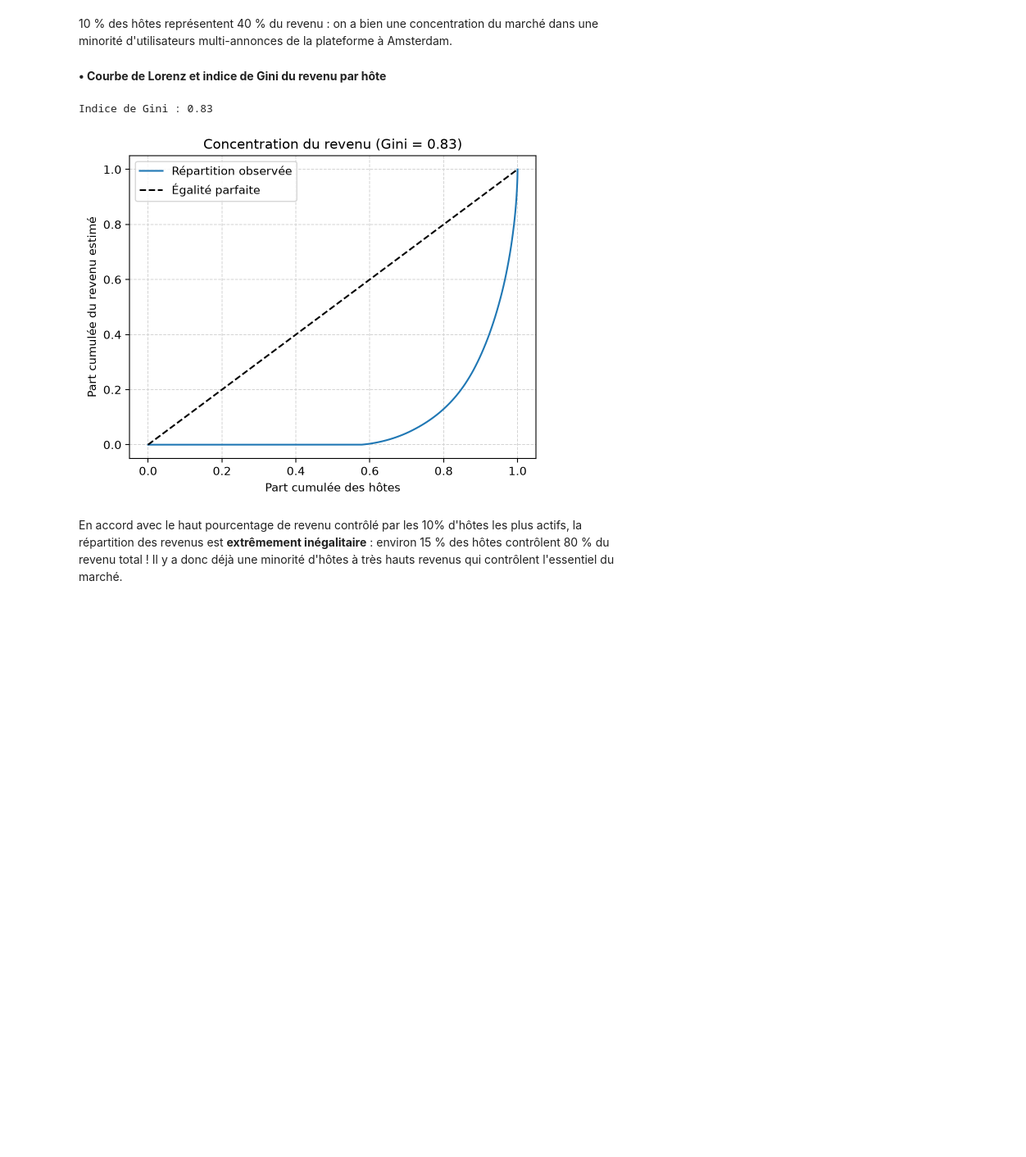
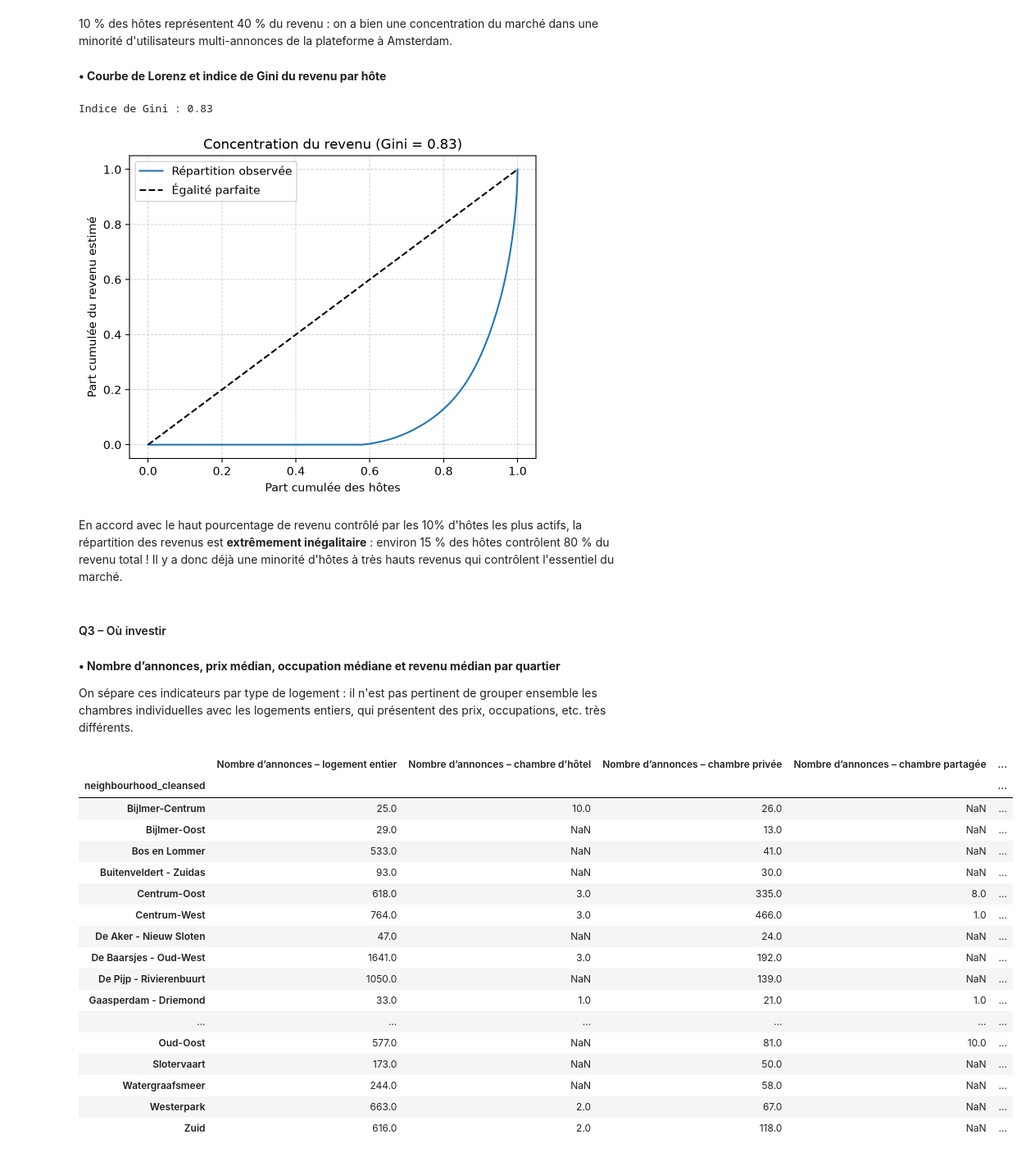
Before and after one commit to LucasLegendre/Projet-airbnb-amsterdam, a Jupyter notebook: Notebook_B-marche_2411.ipynb, the cells around one changed output. Shown at 82% size. Cells and saved outputs as stored; diff of their text form; code cells hidden in the pictures; blank space fills up the shorter version.

```diff
--- a/Notebook_B-marche_2411.ipynb
+++ b/Notebook_B-marche_2411.ipynb
@@ -426,3 +425,69 @@ Indice de Gini : 0.83
 [figure]
 # %% [markdown]
 En accord avec le haut pourcentage de revenu contrôlé par les 10% d'hôtes les plus actifs, la répartition des revenus est **extrêmement inégalitaire** : environ 15 % des hôtes contrôlent 80 % du revenu total ! Il y a donc déjà une minorité d'hôtes à très hauts revenus qui contrôlent l'essentiel du marché.
+# %% [markdown]
+#### Q3 – Où investir
+# %% [markdown]
+**• Nombre d’annonces, prix médian, occupation médiane et revenu médian par quartier**
+
+On sépare ces indicateurs par type de logement : il n'est pas pertinent de grouper ensemble les chambres individuelles avec les logements entiers, qui présentent des prix, occupations, etc. très différents.
+# %%
+# Pivot table avec 'room_type' : on liste les prix, occupation et revenu médians
+# pour chaque type de logement listé
+# (Logement entier, chambre privée, chambre partagée, ou chambre d'hôtel)
+
+ordre_colonnes = ["id", "price", "estimated_occupancy_l365d", "estimated_revenue_l365d"]
+# Pour conserver les colonnes dans le bon ordre (défaut : ordre alphabétique)
+
+pivot_ams = fulldata.pivot_table(
+    index="neighbourhood_cleansed",
+    columns="room_type",
+    values=ordre_colonnes,
+    aggfunc={
+        "id": "count",
+        "price": "median",
+        "estimated_occupancy_l365d": "median",
+        "estimated_revenue_l365d": "median",
+    },
+)
+
+pivot_ams = pivot_ams.reindex(columns=ordre_colonnes, level=0)
+
+pivot_ams.columns = ['Nombre d’annonces – logement entier',
+                    'Nombre d’annonces – chambre d’hôtel',
+                    'Nombre d’annonces – chambre privée',
+                    'Nombre d’annonces – chambre partagée',
+                    'Prix médian – logement entier',
+                    'Prix médian – chambre d’hôtel',
+                    'Prix médian – chambre privée',
+                    'Prix médian – chambre partagée',
+                    'Occupation médiane – logement entier',
+                    'Occupation médiane – chambre d’hôtel',
+                    'Occupation médiane – chambre privée',
+                    'Occupation médiane – chambre partagée',
+                    'Revenu médian – logement entier',
+                    'Revenu médian – chambre d’hôtel',
+                    'Revenu médian – chambre privée',
+                    'Revenu médian – chambre partagée'
+]
+
+pivot_ams
+# %% [output]
+|  | Nombre d’annonces – logement entier | Nombre d’annonces – chambre d’hôtel | Nombre d’annonces – chambre privée | Nombre d’annonces – chambre partagée | ... |
+| neighbourhood_cleansed |  |  |  |  | ... |
+| Bijlmer-Centrum | 25.0 | 10.0 | 26.0 | NaN | ... |
+| Bijlmer-Oost | 29.0 | NaN | 13.0 | NaN | ... |
+| Bos en Lommer | 533.0 | NaN | 41.0 | NaN | ... |
+| Buitenveldert - Zuidas | 93.0 | NaN | 30.0 | NaN | ... |
+| Centrum-Oost | 618.0 | 3.0 | 335.0 | 8.0 | ... |
+| Centrum-West | 764.0 | 3.0 | 466.0 | 1.0 | ... |
+| De Aker - Nieuw Sloten | 47.0 | NaN | 24.0 | NaN | ... |
+| De Baarsjes - Oud-West | 1641.0 | 3.0 | 192.0 | NaN | ... |
+| De Pijp - Rivierenbuurt | 1050.0 | NaN | 139.0 | NaN | ... |
+| Gaasperdam - Driemond | 33.0 | 1.0 | 21.0 | 1.0 | ... |
+| ... | ... | ... | ... | ... | ... |
+| Oud-Oost | 577.0 | NaN | 81.0 | 10.0 | ... |
+| Slotervaart | 173.0 | NaN | 50.0 | NaN | ... |
+| Watergraafsmeer | 244.0 | NaN | 58.0 | NaN | ... |
+| Westerpark | 663.0 | 2.0 | 67.0 | NaN | ... |
+| Zuid | 616.0 | 2.0 | 118.0 | NaN | ... |
```
Also changed, not shown: parts of 15 cells of this notebook.
